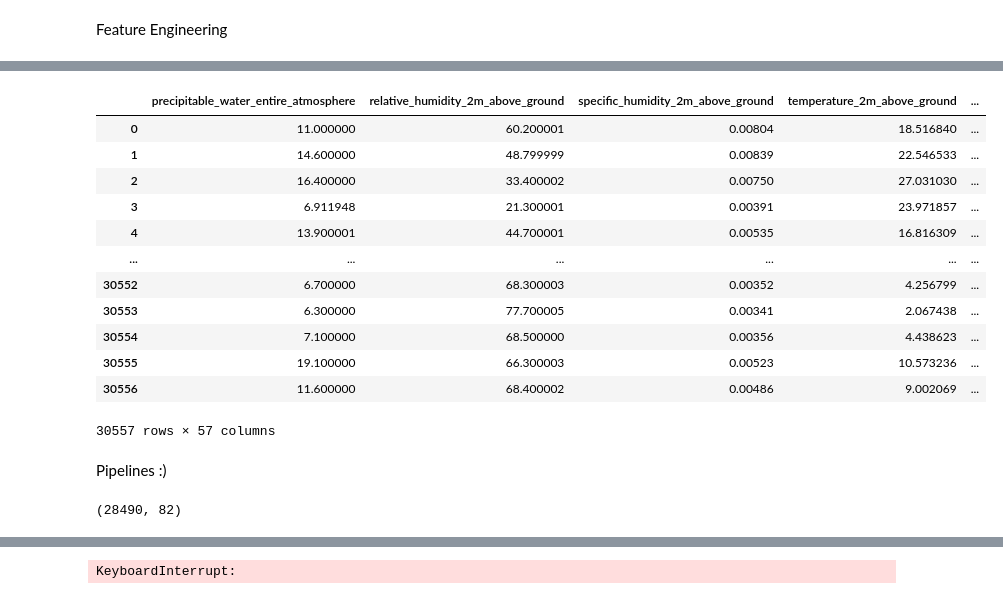
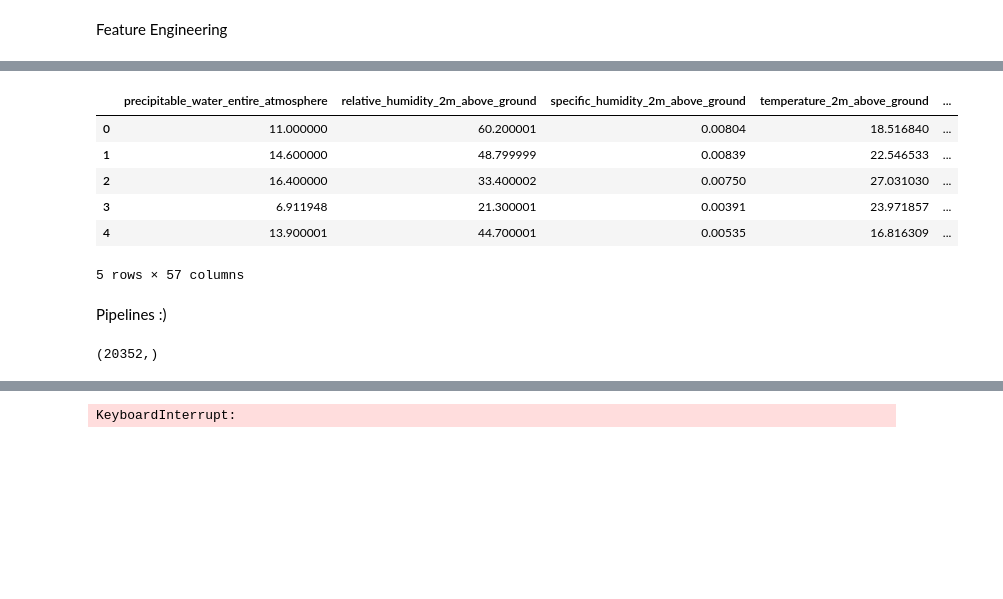
Before and after one commit to karol-pa/Urban_Air_Pollution_Challenge_Group_Work, a Jupyter notebook: Day1.ipynb, the cells around one changed output, grey strips where cells are left out. Saved outputs shown, nothing was run; the diff lists cells and outputs as text; code cells hidden in the pictures; blank space fills up the shorter version.

```diff
--- a/Day1.ipynb
+++ b/Day1.ipynb
@@ -91,7 +98,7 @@ df = pd.read_csv('data/Train.csv')
 # %% [markdown]
 EDA Technical
 # %%
-pd.set_option('display.max_rows',None)
+pd.set_option('display.max_rows',10)
 df.columns
 # %% [output]
 Index(['Place_ID X Date', 'Date', 'Place_ID', 'target', 'target_min',
@@ -872,19 +823,13 @@ df
 # %%
-features
+features.head()
 # %% [output]
 |  | precipitable_water_entire_atmosphere | relative_humidity_2m_above_ground | specific_humidity_2m_above_ground | temperature_2m_above_ground | ... |
 | 0 | 11.000000 | 60.200001 | 0.00804 | 18.516840 | ... |
 | 1 | 14.600000 | 48.799999 | 0.00839 | 22.546533 | ... |
 | 2 | 16.400000 | 33.400002 | 0.00750 | 27.031030 | ... |
 | 3 | 6.911948 | 21.300001 | 0.00391 | 23.971857 | ... |
 | 4 | 13.900001 | 44.700001 | 0.00535 | 16.816309 | ... |
-| ... | ... | ... | ... | ... | ... |
-| 30552 | 6.700000 | 68.300003 | 0.00352 | 4.256799 | ... |
-| 30553 | 6.300000 | 77.700005 | 0.00341 | 2.067438 | ... |
-| 30554 | 7.100000 | 68.500000 | 0.00356 | 4.438623 | ... |
-| 30555 | 19.100000 | 66.300003 | 0.00523 | 10.573236 | ... |
-| 30556 | 11.600000 | 68.400002 | 0.00486 | 9.002069 | ... |
-30557 rows × 57 columns
+5 rows × 57 columns
 # %% [markdown]
 Pipelines :)
 # %%
@@ -892,7 +837,9 @@ df['Date'] = pd.to_datetime(df['Date'], format='%Y-%m-%d')
 # %%
 df2=df[df['target']<0.8*df['target'].max()]
 df2.shape
-df3=df2[df2['L3_CLOUD_cloud_optical_depth']<100]
+df3=df2[abs(df2['L3_CLOUD_cloud_optical_depth'])<100]
 df3.shape
+df4=df3[abs(df3['L3_CO_CO_column_number_density'])<0.1]
+df5=df4[abs(df4['L3_CO_H2O_column_number_density'])<5000]
+df6=df5[abs(df5['L3_SO2_SO2_column_number_density'])<0.01]
+df7=df6[abs(df6['L3_SO2_SO2_slant_column_number_density'])<0.002]
-# %% [output]
-(28490, 82)
@@ -899,3 +850,7 @@ df3.shape
+# %%
+target.shape
+# %% [output]
+(20352,)
 # %%
     # Sub - Pipelines
 
```
Also changed, not shown: parts of 58 cells of this notebook, 3 other files.
